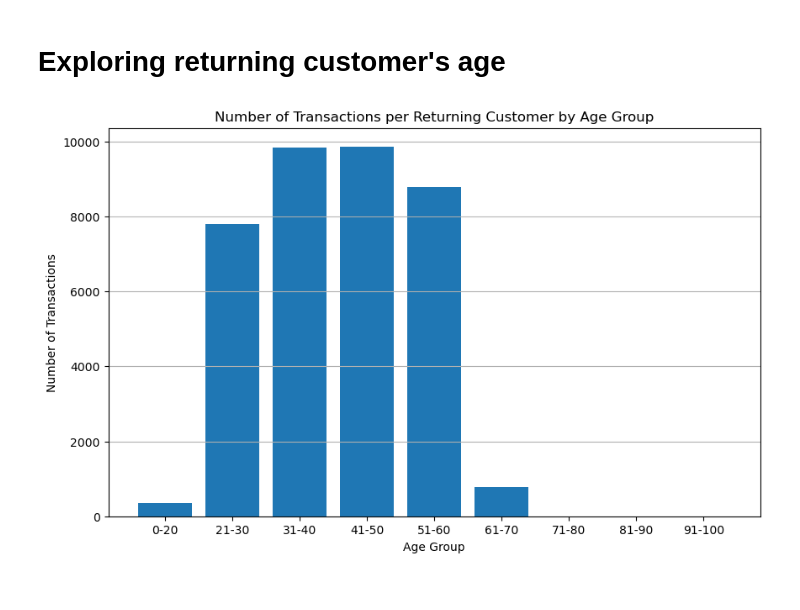
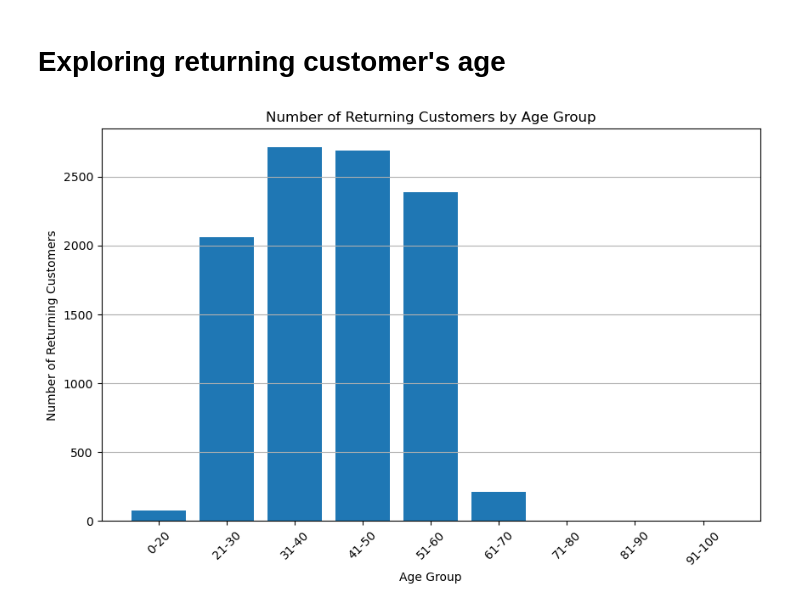
Before and after one commit to bowencu/FirstByte, a Jupyter notebook: datathon.ipynb, the cells around one changed output. Cells and saved outputs as stored; diff of their text form; code cells hidden in the pictures.

Commit message:
3 new plots on returning customer

```diff
--- a/datathon.ipynb
+++ b/datathon.ipynb
@@ -143,16 +143,30 @@ dresses_data
 # %% [markdown]
 # Exploring returning customer's age
 # %%
-# Group by Age_Group and count the number of unique Transaction_IDs for each age group
-age_group_vs_transactions = store_data.groupby('Age_Group')['Transaction_ID'].nunique().reset_index()
+import pandas as pd
+import matplotlib.pyplot as plt
+
+# Extract the age and create bins for different age groups
+age_bins = [0, 20, 30, 40, 50, 60, 70, 80, 90, 100]
+age_labels = ['0-20', '21-30', '31-40', '41-50', '51-60', '61-70', '71-80', '81-90', '91-100']
+
+# Add a new column 'Age_Group' based on age bins
+store_data['Age_Group'] = pd.cut(store_data['Customer_Age'], bins=age_bins, labels=age_labels)
+
+# Filter the dataset to include only rows with multiple transactions for the same Customer_ID
+returning_customers = store_data[store_data.duplicated(subset='Customer_ID', keep=False)]
+
+# Group by Age_Group and count the number of unique Customer_IDs (returning customers) for each age group
+age_group_vs_returning_customers = returning_customers.groupby('Age_Group')['Customer_ID'].nunique().reset_index()
 
 # Plot the data
 plt.figure(figsize=(10, 6))
-plt.bar(age_group_vs_transactions['Age_Group'], age_group_vs_transactions['Transaction_ID'])
+plt.bar(age_group_vs_returning_customers['Age_Group'], age_group_vs_returning_customers['Customer_ID'])
 plt.xlabel('Age Group')
-plt.ylabel('Number of Transactions')
-plt.title('Number of Transactions per Returning Customer by Age Group')
+plt.ylabel('Number of Returning Customers')
+plt.title('Number of Returning Customers by Age Group')
+plt.xticks(rotation=45)
 plt.grid(axis='y')
 plt.show()
 # %% [output]
-[figure, old version]
+[figure, new version]
```
Also changed, not shown: parts of 5 cells of this notebook.
